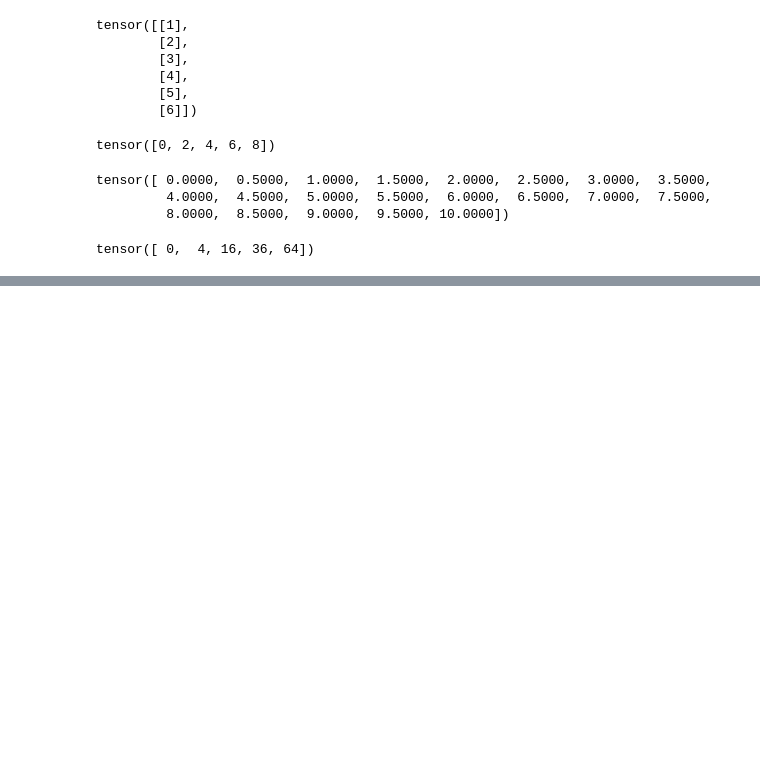
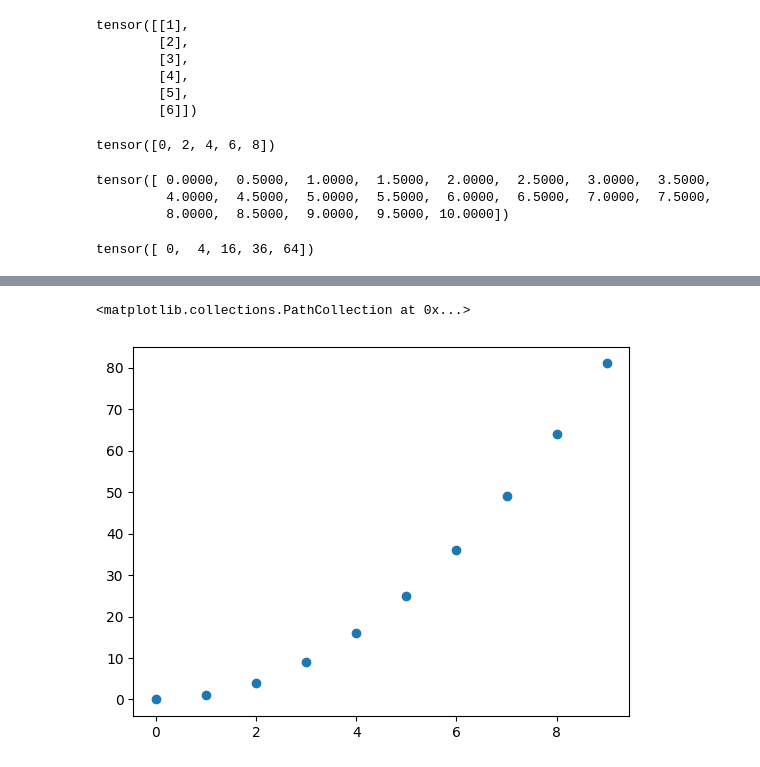
Before and after one commit to MissingSemesterCUET/ML, a Jupyter notebook: lecture1.ipynb, the cells around one changed output, grey strips where cells are left out. Drawn from its saved outputs; the diff is of its cells as text; code cells hidden in the pictures; blank space fills up the shorter version.

```diff
--- a/lecture1.ipynb
+++ b/lecture1.ipynb
@@ -248,0 +257,5 @@ plt
+# %%
+plt.scatter(torch.arange(10), torch.arange(10) ** 2)
+# %% [output]
+<matplotlib.collections.PathCollection at 0x...>
+[figure, added]
```
Also changed, not shown: parts of 10 cells of this notebook, 2 other files.
